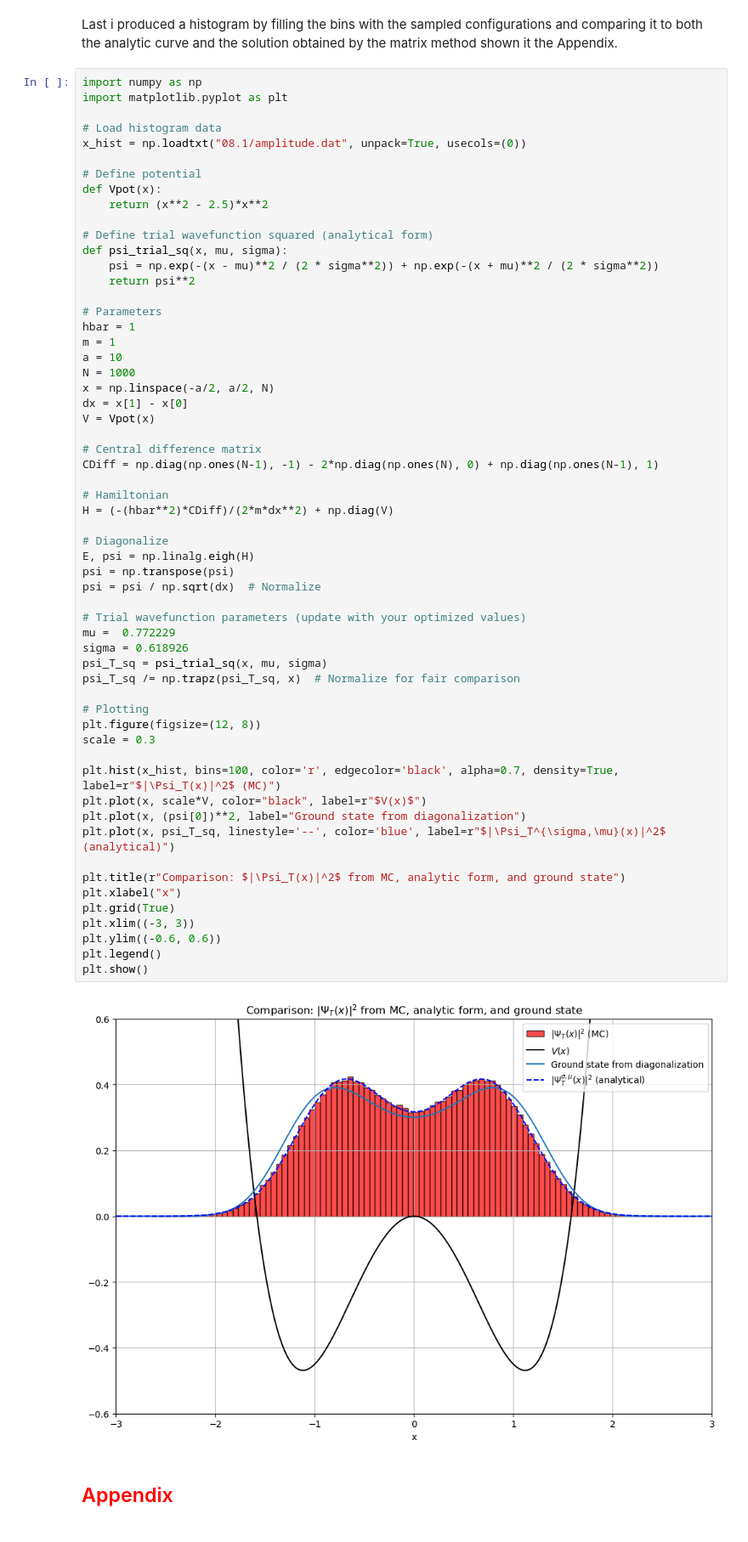
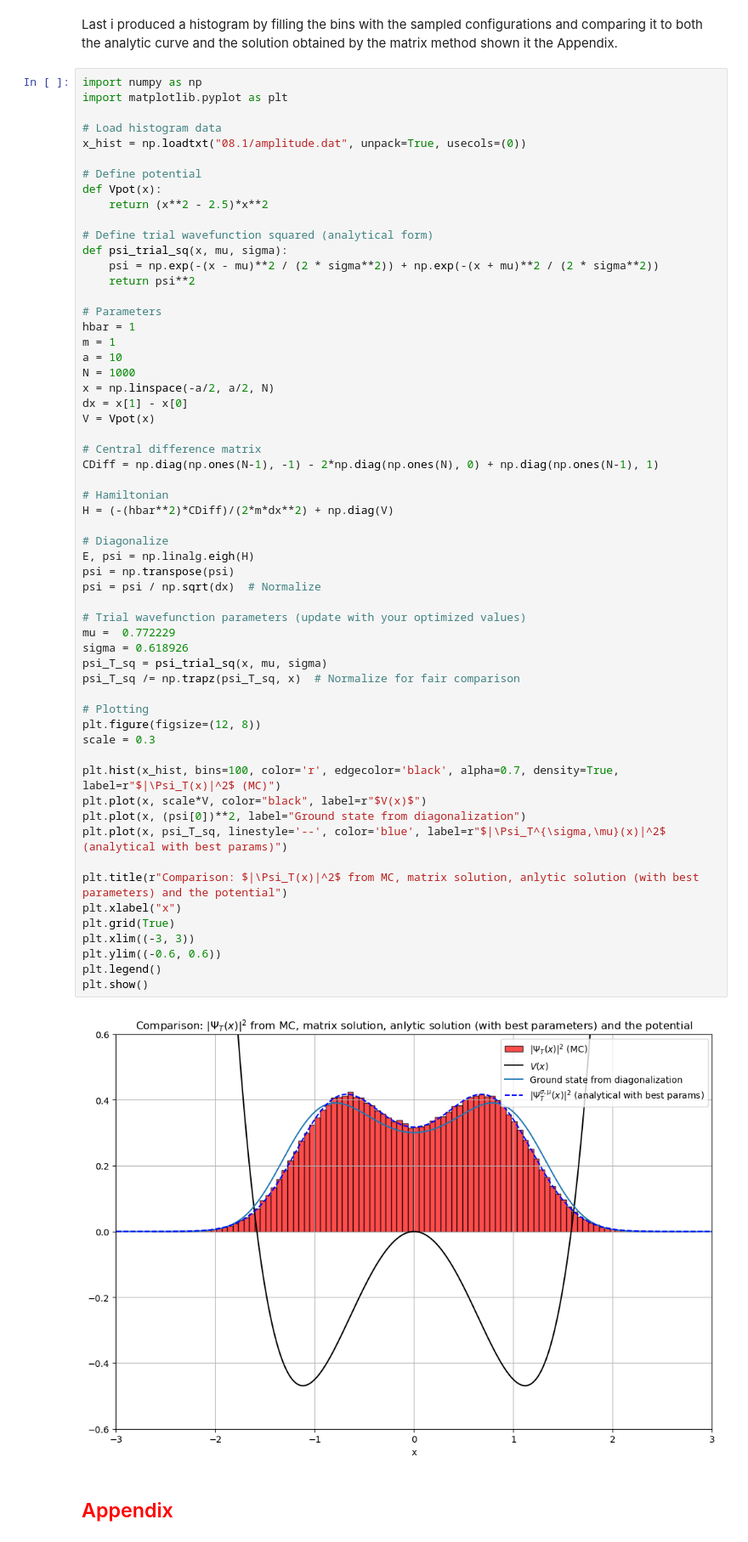
Before and after one commit to mattianasi/Numerical_simulation_laboratory, a Jupyter notebook: Lezione 8/Ex8.ipynb, the cells around one changed output. Shown at 85% size. Cells and saved outputs as stored; diff of their text form.

```diff
--- a/Lezione 8/Ex8.ipynb
+++ b/Lezione 8/Ex8.ipynb
@@ -213,36 +209,36 @@ CDiff = np.diag(np.ones(N-1), -1) - 2*np.diag(np.ones(N), 0) + np.diag(np.ones(N
 
 # Hamiltonian
 H = (-(hbar**2)*CDiff)/(2*m*dx**2) + np.diag(V)
 
 # Diagonalize
 E, psi = np.linalg.eigh(H)
 psi = np.transpose(psi)
 psi = psi / np.sqrt(dx)  # Normalize
 
 # Trial wavefunction parameters (update with your optimized values)
 mu =  0.772229
 sigma = 0.618926
 psi_T_sq = psi_trial_sq(x, mu, sigma)
 psi_T_sq /= np.trapz(psi_T_sq, x)  # Normalize for fair comparison
 
 # Plotting
 plt.figure(figsize=(12, 8))
 scale = 0.3
 
 plt.hist(x_hist, bins=100, color='r', edgecolor='black', alpha=0.7, density=True, label=r"$|\Psi_T(x)|^2$ (MC)")
 plt.plot(x, scale*V, color="black", label=r"$V(x)$")
 plt.plot(x, (psi[0])**2, label="Ground state from diagonalization")
-plt.plot(x, psi_T_sq, linestyle='--', color='blue', label=r"$|\Psi_T^{\sigma,\mu}(x)|^2$ (analytical)")
+plt.plot(x, psi_T_sq, linestyle='--', color='blue', label=r"$|\Psi_T^{\sigma,\mu}(x)|^2$ (analytical with best params)")
 
-plt.title(r"Comparison: $|\Psi_T(x)|^2$ from MC, analytic form, and ground state")
+plt.title(r"Comparison: $|\Psi_T(x)|^2$ from MC, matrix solution, anlytic solution (with best parameters) and the potential")
 plt.xlabel("x")
 plt.grid(True)
 plt.xlim((-3, 3))
 plt.ylim((-0.6, 0.6))
 plt.legend()
 plt.show()
 # %% [output]
-[figure, old version]
+[figure, new version]
 # %% [markdown]
 ## <span style=color:red> Appendix ##
 # %% [markdown]
```
Also changed, not shown: parts of 2 cells of this notebook.
